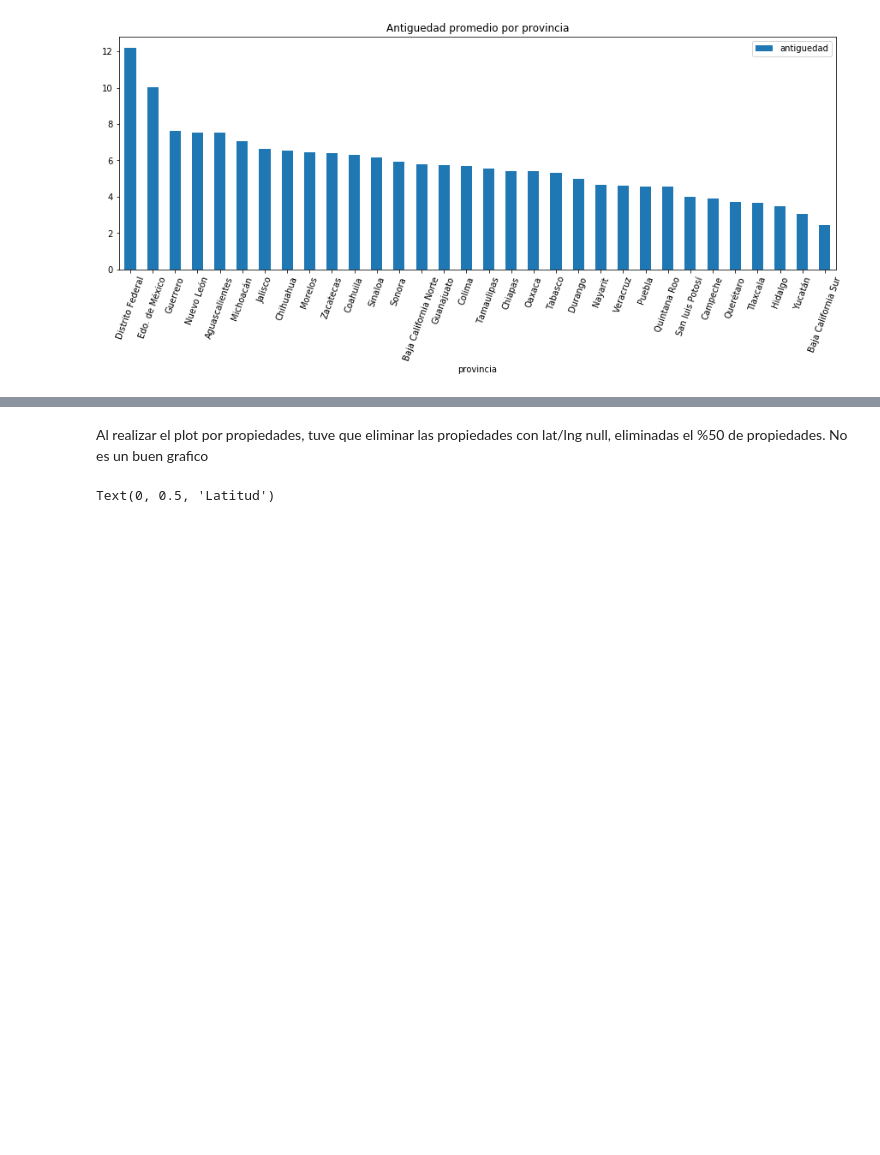
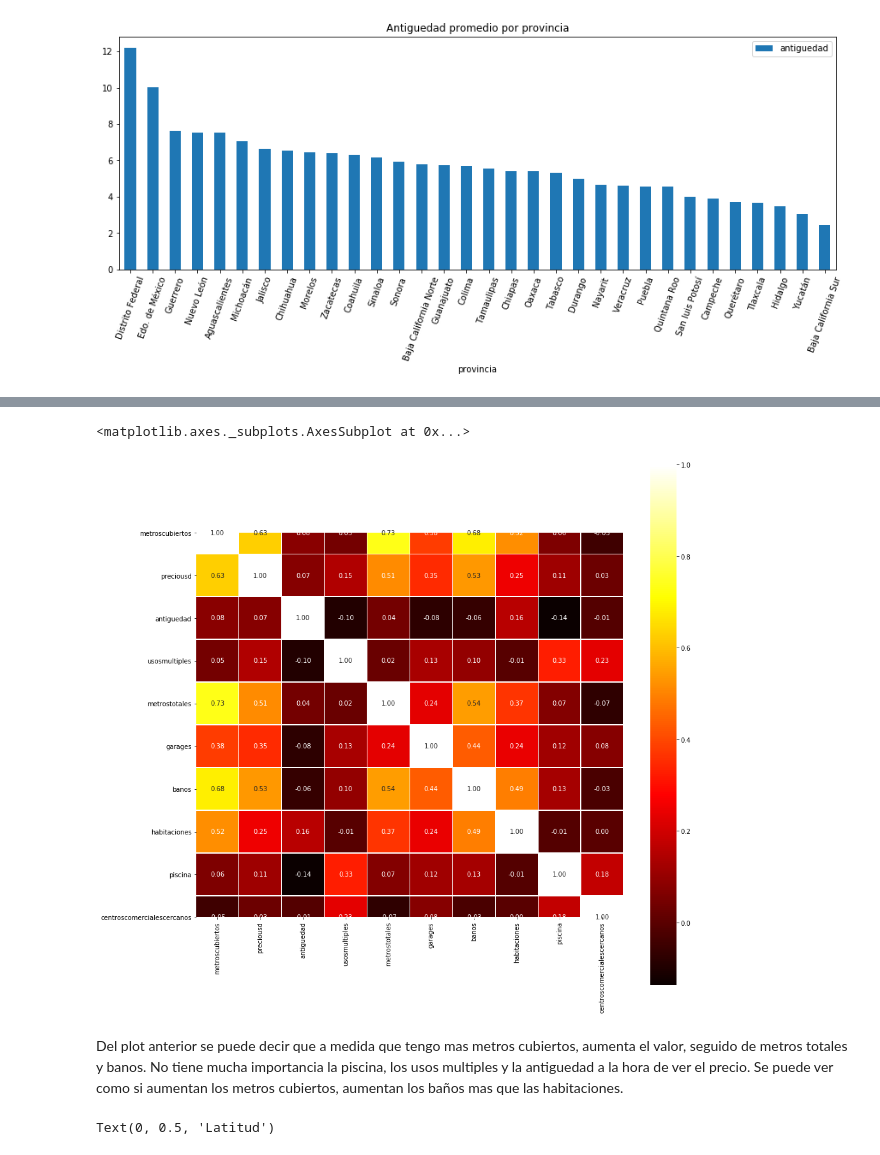
Before and after one commit to petermacgaul/orgaDatos-1, a Jupyter notebook: TP1/TP1.ipynb, the cells around one changed output, grey strips where cells are left out. Cells and saved outputs as stored; diff of their text form; code cells hidden in the pictures; blank space fills up the shorter version.

```diff
--- a/TP1/TP1.ipynb
+++ b/TP1/TP1.ipynb
@@ -128,9 +128,11 @@ plt.ticklabel_format(style = 'plain')
 # %%
-#Falta filtrar por precio, metroscubiertos, antiguedad, habitaciones, baños, garages...
-
-
-#plt.figure(figsize=(15, 15))
-#sns.heatmap(df.corr(), square=True, annot=True, fmt='.2f');
+forheatmap = df.loc[:, ["metroscubiertos","preciousd","antiguedad","usosmultiples","metrostotales","garages","banos","habitaciones","piscina","centroscomercialescercanos"]]
+plt.figure(figsize=(15, 15))
+sns.heatmap(forheatmap.corr(), square=True, annot=True, fmt='.2f', linewidths=.5,cmap="hot")
+#ToDo: Mejorar la visualizacion
+# %% [output]
+<matplotlib.axes._subplots.AxesSubplot at 0x...>
+[figure, added]
-# %% [markdown]
-Al realizar el plot por propiedades, tuve que eliminar las propiedades con lat/lng null, eliminadas el %50 de propiedades. No es un buen grafico
+# %% [markdown]
+Del plot anterior se puede decir que a medida que tengo mas metros cubiertos, aumenta el valor, seguido de metros totales y banos. No tiene mucha importancia la piscina, los usos multiples y la antiguedad a la hora de ver el precio. Se puede ver como si aumentan los metros cubiertos, aumentan los baños mas que las habitaciones.
 # %%
```
Also changed, not shown: parts of 9 cells of this notebook.
